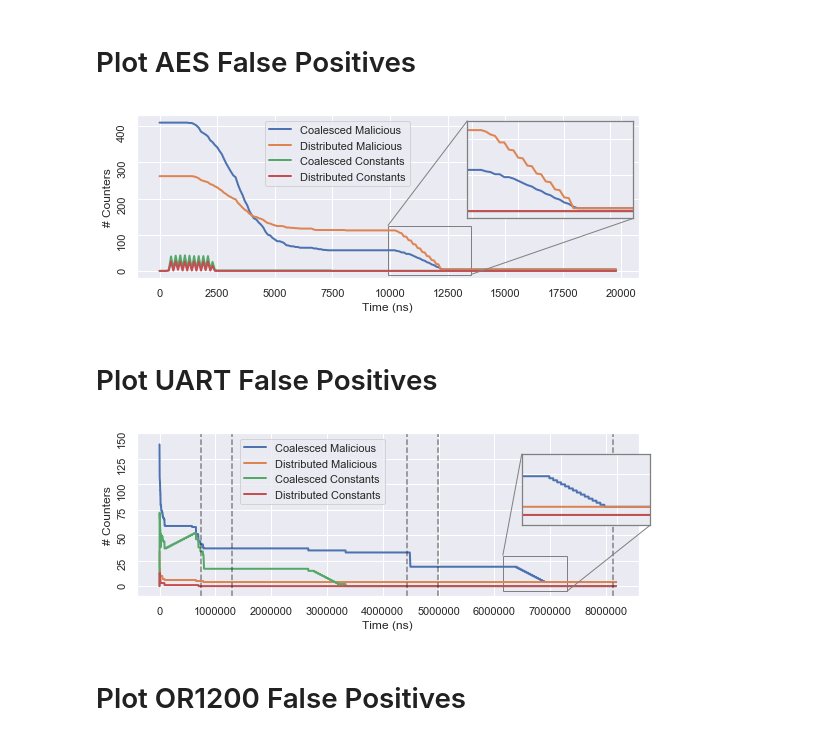
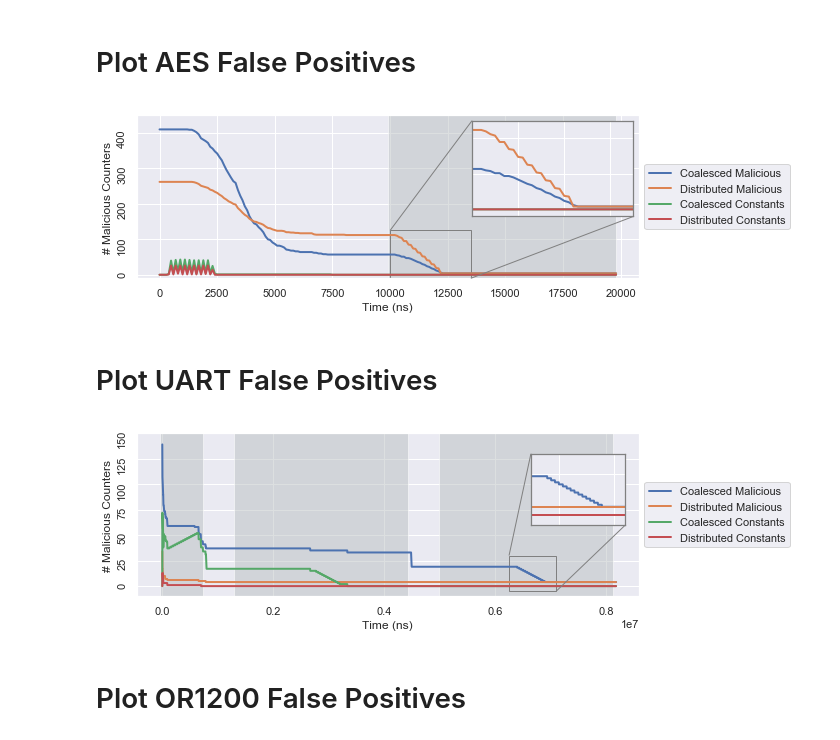
Before and after one commit to timothytrippel/bomberman, a Jupyter notebook: circuits/plots/exp_002_false_positives_multi_plot.ipynb, the cells around one changed output. Saved outputs shown, nothing was run; the diff lists cells and outputs as text; code cells hidden in the pictures.

Commit message:
Updated plotting script

```diff
--- a/circuits/plots/exp_002_false_positives_multi_plot.ipynb
+++ b/circuits/plots/exp_002_false_positives_multi_plot.ipynb
@@ -148,7 +148,7 @@ def plot_counter_fps_detail(tjfree_dir, mal_dir, epochs, y_lim, x_lim, pdf_fname
 # Plot AES False Positives
 # %%
 # Load Data
-# aes_epochs = [0, 9900, 19800]
+aes_epochs = [0, 9900, 19800]
 # aes_y_lims = [450, 125]
 
 tjfree_df = load_data_df_wf(tjfree_aes_data_dir)
@@ -168,11 +168,26 @@ sns.lineplot(x="Time", y="Distributed Constants",             data=tjfree_df, ax
 
 # Format Plot in Pane 1
 # ax.set_xlim(x_lim)
-# ax.set_ylim(y_lim)
+# ax.set_ylim(450)
+ax.set_ylim(-10, 450)
 ax.set_xlabel('Time (ns)')
-ax.set_ylabel('# Counters')
+ax.set_ylabel('# Malicious Counters')
 for tick in ax.get_yticklabels():
     tick.set_rotation(90)
+
+# Add Line Separators
+# for x_coord in aes_epochs[1:-1]:
+#     plt.axvline(x=(x_coord), color='0.1', linestyle='--', alpha=.5)
+
+# Add Line Separators
+shade = True
+for i in range(1, len(aes_epochs[0:-1])):
+    x_coord      = aes_epochs[i]
+    next_x_coord = aes_epochs[i+1]
+#     plt.axvline(x=(x_coord-50000), color='0.1', linestyle='--', alpha=.5)
+    if shade:
+        ax.fill_between([x_coord, next_x_coord], -10, 450, facecolor='#bac0c2', alpha=0.5)
+    shade = not shade
 
 # Create Zoom-in Inset
 axins = zoomed_inset_axes(ax, 2, loc=1) # zoom = 2
@@ -182,42 +197,42 @@ sns.lineplot(x="Time", y="Coalesced Constants",               data=tjfree_df, ax
 sns.lineplot(x="Time", y="Distributed Constants",             data=tjfree_df, ax=axins, linewidth=LINE_WIDTH)
 
 # Format Inset
-x1, x2, y1, y2 = 9900, 13500, -10, 125
+x1, x2, y1, y2 = 10000, 13500, -10, 125
 axins.set_xlim(x1, x2)
 axins.set_ylim(y1, y2)
 axins.set_frame_on(True)
 axins.set_xlabel('')
 axins.set_ylabel('')
 plt.xticks(visible=False)
 plt.yticks(visible=False)
 mark_inset(ax, axins, loc1=2, loc2=4, fc="none", ec="0.5")
 plt.setp(axins.spines.values(), color='0.5')
 plt.setp([axins.get_xticklines(), axins.get_yticklines()], color='0.5')
 
 # Create Legend
 legend_labels = ['Coalesced Malicious','Distributed Malicious','Coalesced Constants','Distributed Constants']
-# ax.legend(legend_labels, loc='center left', bbox_to_anchor=(1, 0.5))
-ax.legend(legend_labels, loc='upper center', bbox_to_anchor=(0.4, 1))
+ax.legend(legend_labels, loc='center left', bbox_to_anchor=(1, 0.5))
+# ax.legend(legend_labels, loc='upper center', bbox_to_anchor=(0.35, 1))
 
 # Save as PDF
 if AES_SAVE_AS_PDF:
-    plt.savefig(AES_PDF_FILENAME, format='pdf', bbox_inches='tight')
+    plt.savefig(AES_PDF_FILENAME, format='pdf', bbox_inches='tight', transparent=False)
 
 # plot_counter_fps(tjfree_aes_data_dir, \
 #                  mal_aes_data_dir, \
 #                  aes_epochs, \
 #                  aes_y_lims, \
 #                  AES_PDF_FILENAME, \
 #                  AES_SAVE_AS_PDF)
 
 # plot_counter_fps_detail(tjfree_aes_data_dir, \
 #                         mal_aes_data_dir, \
 #                         aes_epochs, \
 #                         (-10, 150), \
 #                         (-10000, 8179060), \
 #                         AES_PDF_FILENAME, \
 #                         AES_SAVE_AS_PDF)
 # %% [output]
-[figure, old version]
+[figure, new version]
 # %% [markdown]
 # Plot UART False Positives
@@ -227,5 +239,9 @@ mal_df    = load_data_df_wf(mal_uart_data_dir)
 # %%
-uart_epochs = [0, 12250, 786150, 1349660, 4482460, 5046260, 8179060]
+tjfree_df = load_data_df_wf(tjfree_uart_data_dir)
+mal_df    = load_data_df_wf(mal_uart_data_dir)
+
+# uart_epochs = [0, 12250, 786150, 1349660, 4482460, 5046260, 8179060]
+uart_epochs = [0, 786150, 1349660, 4482460, 5046260, 8179060]
 uart_y_lims = [450, 450, 450, 450, 450, 450]
 
 # plot_counter_fps(tjfree_uart_data_dir, \
@@ -259,16 +275,22 @@ sns.lineplot(x="Time", y="Distributed Constants",             data=tjfree_df, ax
 # ax.set_xlim(x_lim)
 ax.set_ylim(-10, 150)
 ax.set_xlabel('Time (ns)')
-ax.set_ylabel('# Counters')
+ax.set_ylabel('# Malicious Counters')
 for tick in ax.get_yticklabels():
     tick.set_rotation(90)
 
 # Add Line Separators
-for x_coord in uart_epochs[2:]:
-    plt.axvline(x=(x_coord-50000), color='0.1', linestyle='--', alpha=.5)
+shade = True
+for i in range(0, len(uart_epochs[0:-1])):
+    x_coord      = uart_epochs[i]-50000
+    next_x_coord = uart_epochs[i+1]-50000
+#     plt.axvline(x=(x_coord-50000), color='0.1', linestyle='--', alpha=.5)
+    if shade:
+        ax.fill_between([x_coord, next_x_coord], -10, 150, facecolor='#bac0c2', alpha=0.5)
+    shade = not shade
 
 # Create Zoom-in Inset
-axins = zoomed_inset_axes(ax, 2, loc=1, bbox_to_anchor=(600, 175)) # zoom = 2
+axins = zoomed_inset_axes(ax, 2, loc=1, bbox_to_anchor=(575, 175)) # zoom = 2
 # axins = inset_axes(ax, 1, 1.2, loc=2, bbox_to_anchor=(0.3, 0.85), bbox_transform=ax.figure.transFigure) # no zoom
 sns.lineplot(x="Time", y="Total Malicious Coalesced Cntrs",   data=mal_df,    ax=axins, linewidth=LINE_WIDTH)
 sns.lineplot(x="Time", y="Total Malicious Distributed Cntrs", data=mal_df,    ax=axins, linewidth=LINE_WIDTH)
@@ -277,7 +299,7 @@ sns.lineplot(x="Time", y="Distributed Constants",             data=tjfree_df, ax
 
 # Format Inset
 # x1, x2, y1, y2 = -100000, 900000, -5, 150
-x1, x2, y1, y2 = 6150000, 7300000, -5, 30
+x1, x2, y1, y2 = 6250000, 7100000, -5, 30
 axins.set_xlim(x1, x2)
 axins.set_ylim(y1, y2)
 axins.set_frame_on(True)
@@ -291,14 +313,14 @@ plt.setp([axins.get_xticklines(), axins.get_yticklines()], color='0.5')
 
 # Create Legend
 legend_labels = ['Coalesced Malicious','Distributed Malicious','Coalesced Constants','Distributed Constants']
-# ax.legend(legend_labels, loc='center left', bbox_to_anchor=(1, 0.5))
-ax.legend(legend_labels, loc='upper center', bbox_to_anchor=(0.35, 1))
+ax.legend(legend_labels, loc='center left', bbox_to_anchor=(1, 0.5))
+# ax.legend(legend_labels, loc='upper center', bbox_to_anchor=(0.35, 1))
 
 # Save as PDF
 if UART_SAVE_AS_PDF:
-    plt.savefig(UART_PDF_FILENAME, format='pdf', bbox_inches='tight')
+    plt.savefig(UART_PDF_FILENAME, format='pdf', bbox_inches='tight', transparent=False)
 # %% [output]
-[figure, old version]
+[figure, new version]
 # %% [markdown]
 # Plot OR1200 False Positives
 # %%
```
Also changed, not shown: parts of 2 cells of this notebook.
